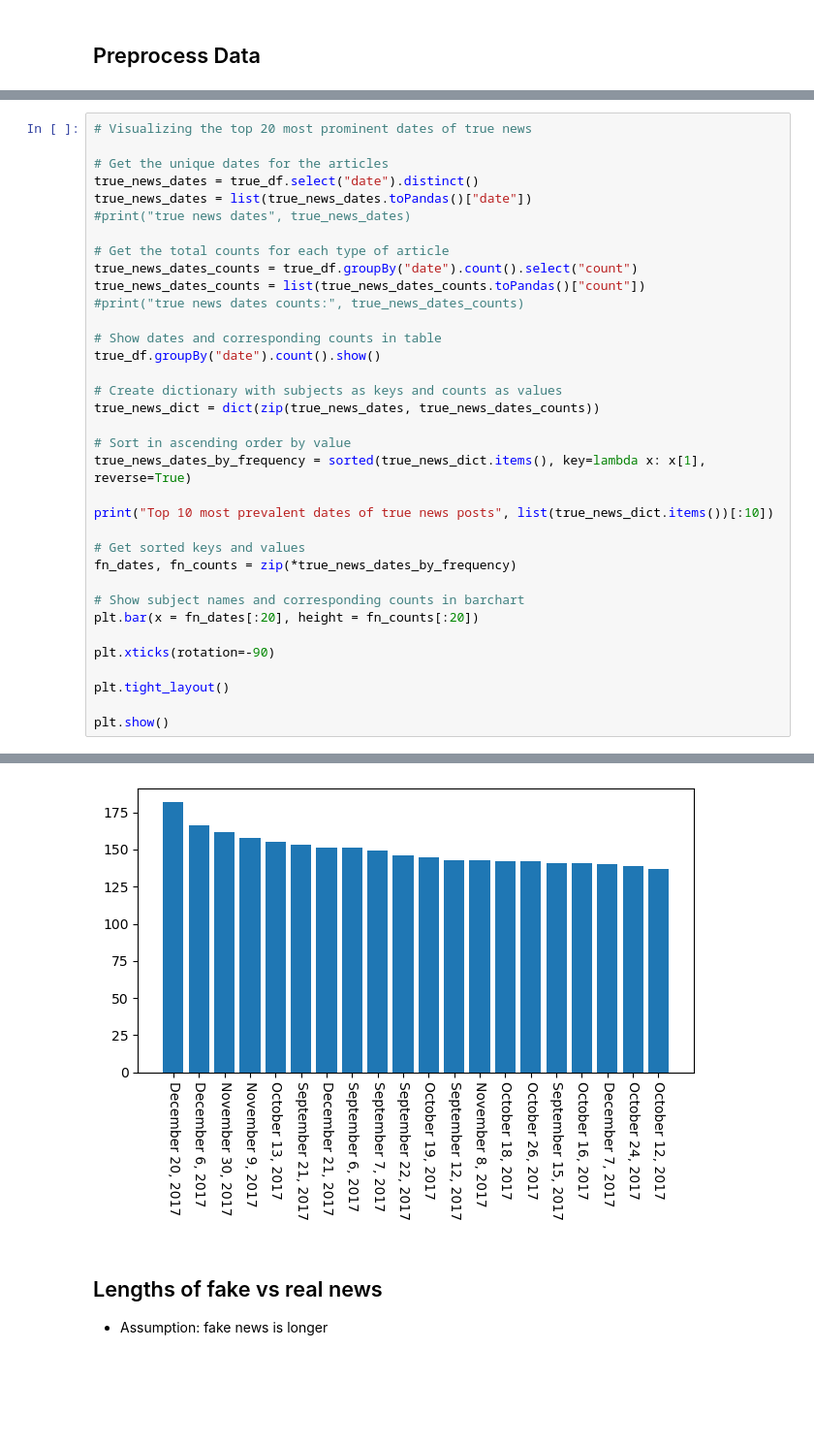
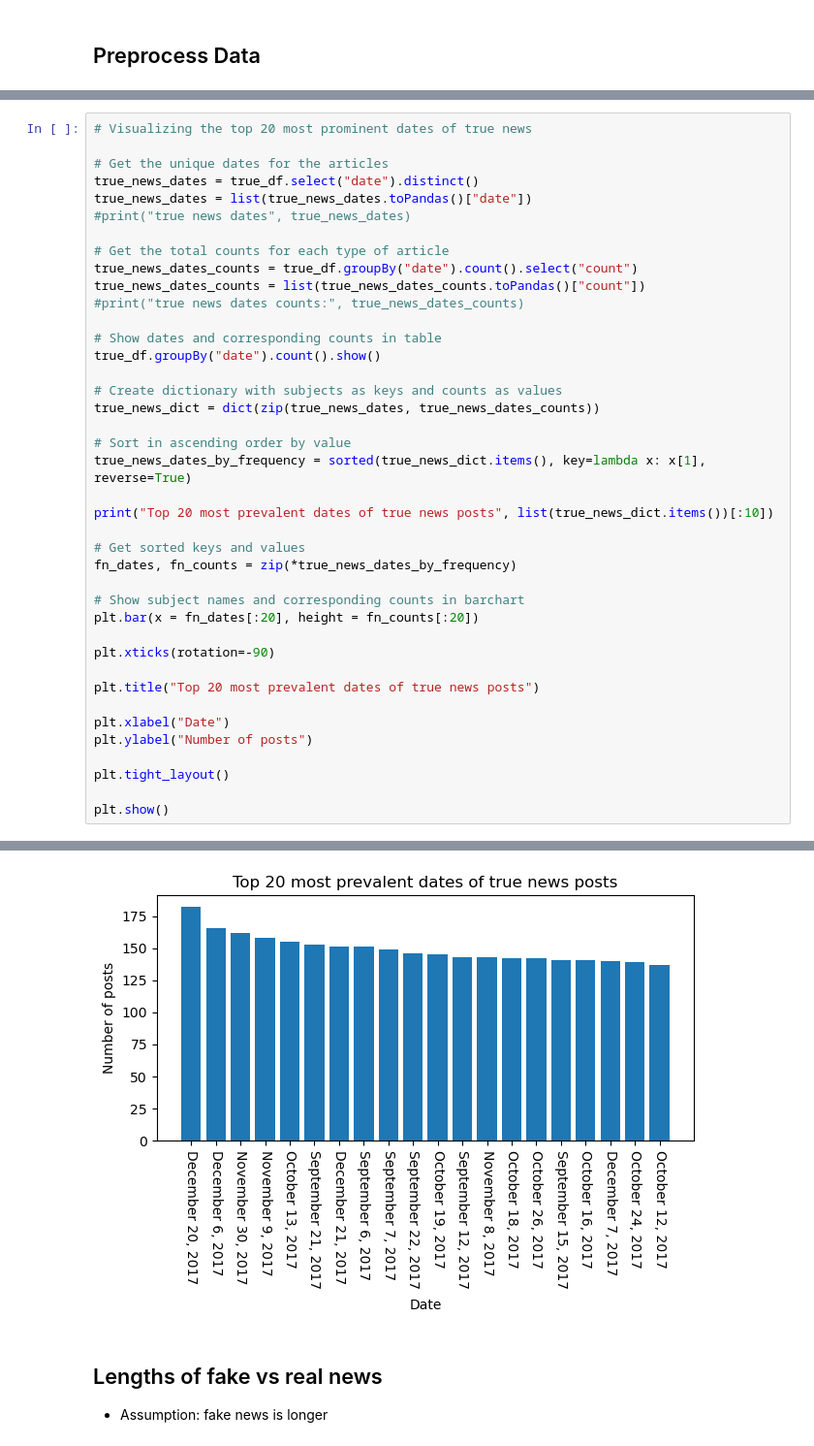
Before and after one commit to leilani-reich/ICS438-FinalProject-FakeNews, a Jupyter notebook: FakeNews.ipynb, the cells around one changed output, grey strips where cells are left out. Shown: that part at 97% size. Cells and saved outputs as stored; diff of their text form; blank space fills up the shorter version.

```diff
--- a/FakeNews.ipynb
+++ b/FakeNews.ipynb
@@ -227,7 +376,7 @@ true_news_dict = dict(zip(true_news_dates, true_news_dates_counts))
 # Sort in ascending order by value
 true_news_dates_by_frequency = sorted(true_news_dict.items(), key=lambda x: x[1], reverse=True)
 
-print("Top 10 most prevalent dates of true news posts", list(true_news_dict.items())[:10])
+print("Top 20 most prevalent dates of true news posts", list(true_news_dict.items())[:10])
 
 # Get sorted keys and values
 fn_dates, fn_counts = zip(*true_news_dates_by_frequency)
@@ -237,6 +386,11 @@ plt.bar(x = fn_dates[:20], height = fn_counts[:20])
 
 plt.xticks(rotation=-90)
 
+plt.title("Top 20 most prevalent dates of true news posts")
+
+plt.xlabel("Date")
+plt.ylabel("Number of posts")
+
 plt.tight_layout()
 
 plt.show()
@@ -261,4 +415,4 @@ Top 10 most prevalent dates of true news posts [('May 18, 2017 ', 34), ('March 1
-[figure, old version]
+[figure, new version]
 # %% [markdown]
 ## Lengths of fake vs real news
 - Assumption: fake news is longer
```
Also changed, not shown: parts of 28 cells of this notebook.
